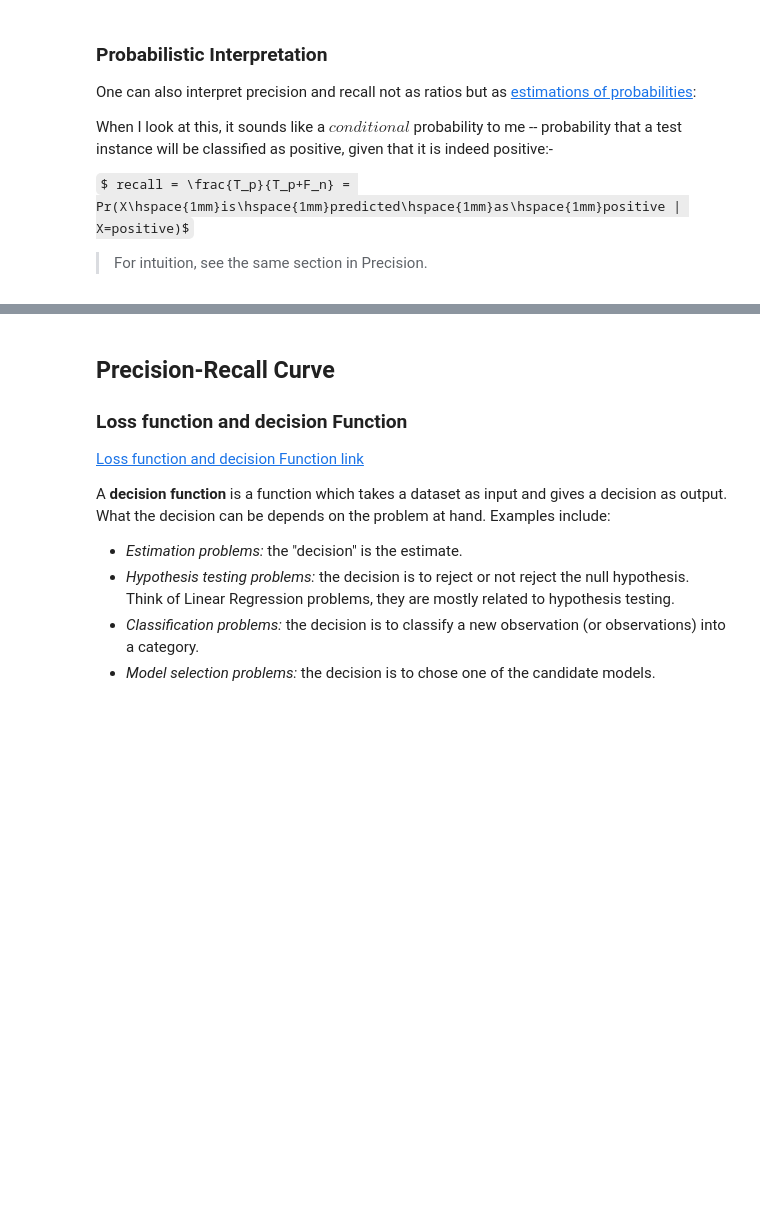
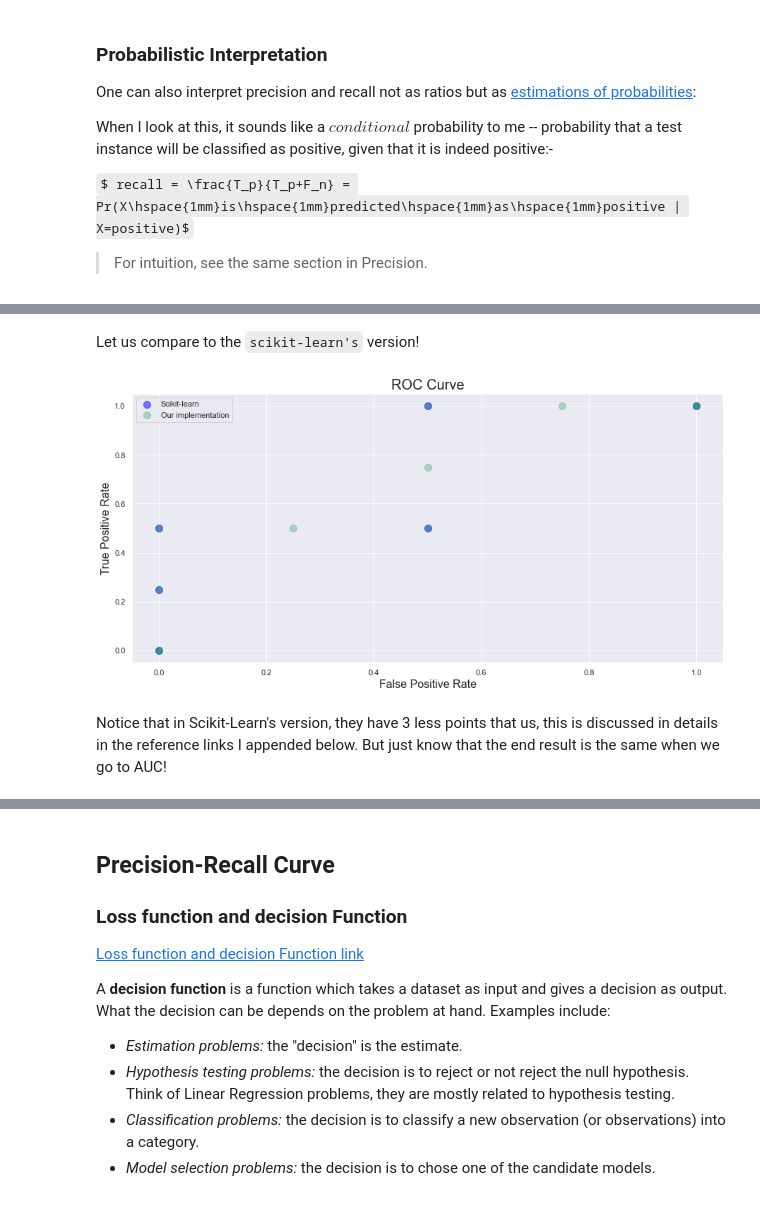
Before and after one commit to ghnreigns/reighns-MLAlgorithms, a Jupyter notebook: reighns-metrics/notebooks/Machine Learning Metrics.ipynb, the cells around one changed output, grey strips where cells are left out. Saved outputs shown, nothing was run; the diff lists cells and outputs as text; code cells hidden in the pictures; some formulas as TeX source; blank space fills up the shorter version.

Commit message:
Update on Metrics notebooks

```diff
--- a/reighns-metrics/notebooks/Machine Learning Metrics.ipynb
+++ b/reighns-metrics/notebooks/Machine Learning Metrics.ipynb
@@ -388,0 +673,18 @@ $ recall = \frac{T_p}{T_p+F_n} = Pr(X\hspace{1mm}is\hspace{1mm}predicted\hspace{
+# %% [markdown]
+Let us compare to the `scikit-learn's` version!
+# %%
+
+from sklearn.metrics import roc_curve
+fpr_sklearn, tpr_sklearn, thresholds_sklearn = roc_curve(y_true_binary, y_pred_binary)
+
+plt.figure(figsize=(15, 7))
+plt.scatter(fpr_sklearn, tpr_sklearn, s=100, alpha=0.5, color="blue", label="Scikit-learn")
+plt.scatter(fpr_reighns, tpr_reighns, color="#0F9D58", s=100, alpha=0.3, label="Our implementation")
+plt.title("ROC Curve", fontsize=20)
+plt.xlabel("False Positive Rate", fontsize=16)
+plt.ylabel("True Positive Rate", fontsize=16)
+plt.legend();
+# %% [output]
+[figure, added]
+# %% [markdown]
+Notice that in Scikit-Learn's version, they have 3 less points that us, this is discussed in details in the reference links I appended below. But just know that the end result is the same when we go to AUC!
```
Also changed, not shown: parts of 39 cells of this notebook, 1 other file.
